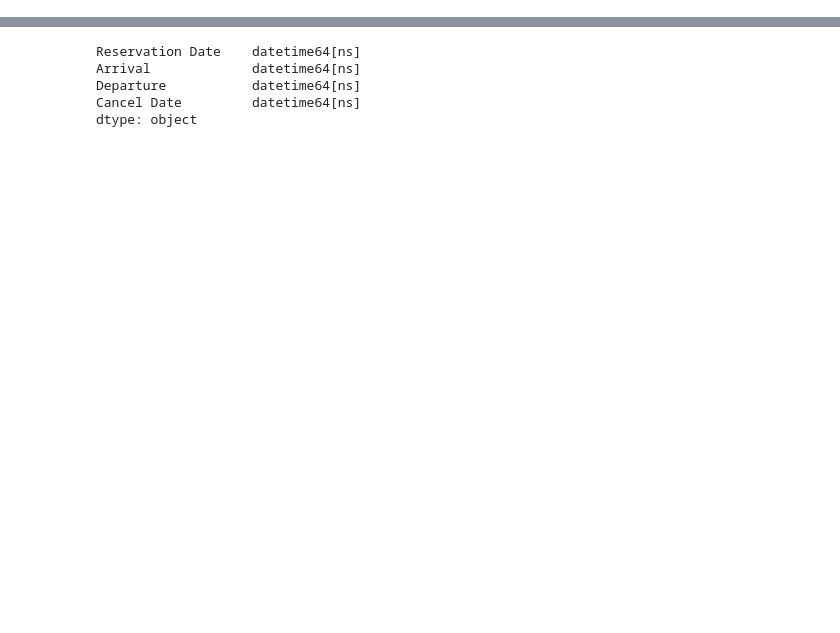
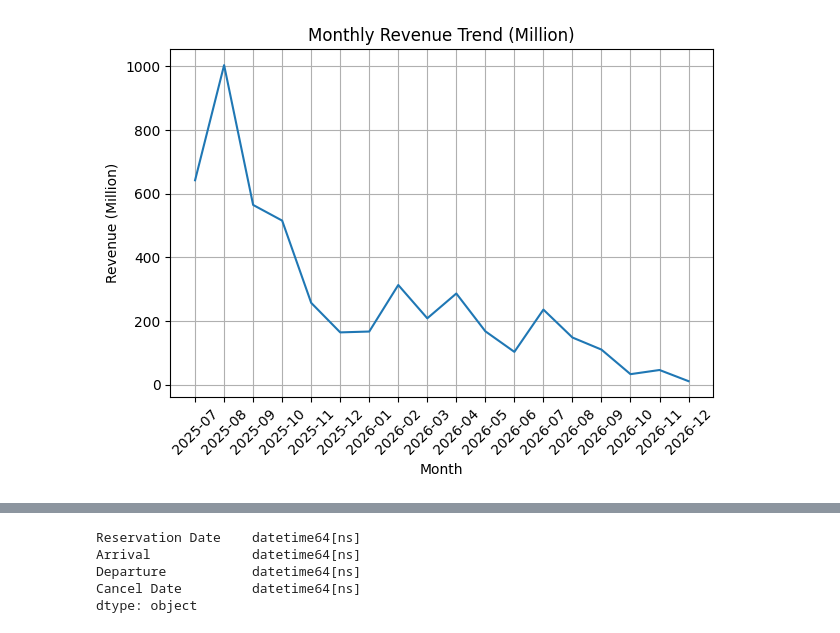
Before and after one commit to mahaputra971/pt_skp_ota_analyst, a Jupyter notebook: pondok_pitaya_analyst/pp_guespro.ipynb, the cells around one changed output, grey strips where cells are left out. Saved outputs shown, nothing was run; the diff lists cells and outputs as text; code cells hidden in the pictures; blank space fills up the shorter version.

```diff
--- a/pondok_pitaya_analyst/pp_guespro.ipynb
+++ b/pondok_pitaya_analyst/pp_guespro.ipynb
@@ -37,0 +52,17 @@ memory usage: 73.0+ KB
+# %%
+df['Total (Million)'] = df['Total'] / 1_000_000
+rev_time = df.groupby('Arrival Month')['Total (Million)'].sum().reset_index()
+
+rev_time = rev_time.sort_values('Arrival Month')
+
+plt.figure()
+plt.plot(rev_time['Arrival Month'].astype(str), rev_time['Total (Million)'])
+plt.xticks(rotation=45)
+plt.title("Monthly Revenue Trend (Million)")
+plt.xlabel("Month")
+plt.ylabel("Revenue (Million)")
+plt.grid()
+plt.tight_layout()
+plt.show()
+# %% [output]
+[figure, added]
```
Also changed, not shown: parts of 25 cells of this notebook, 2 other files.
